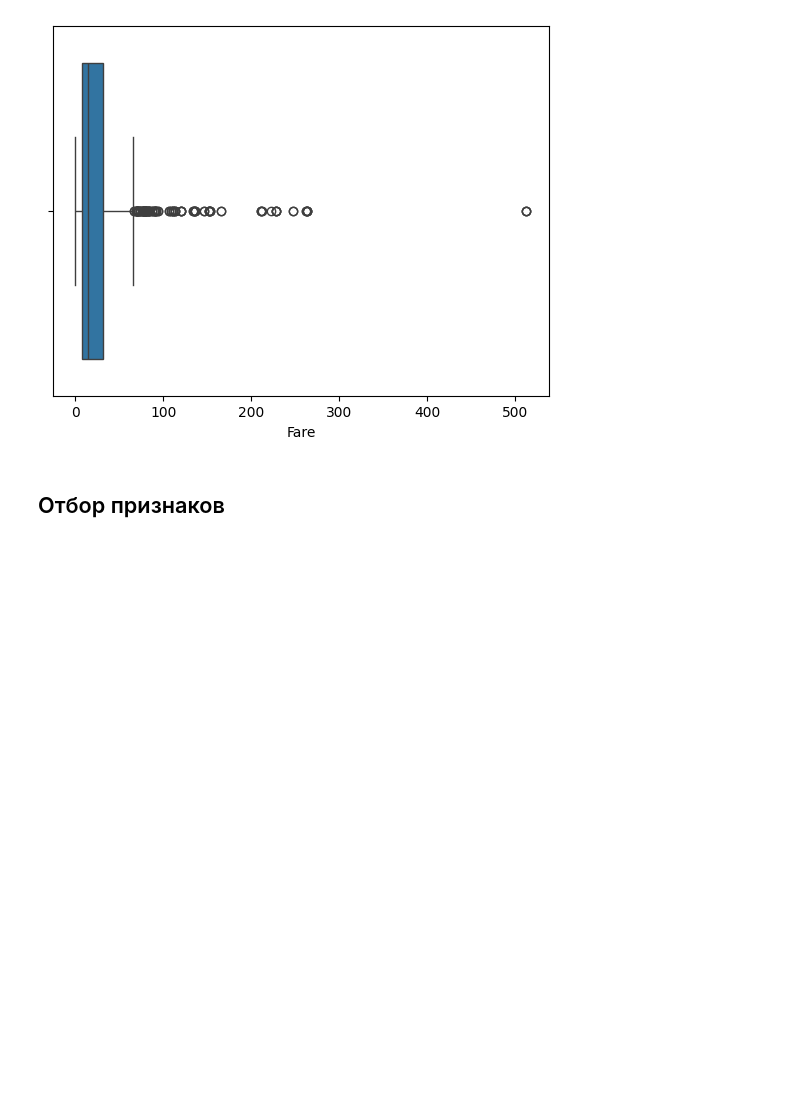
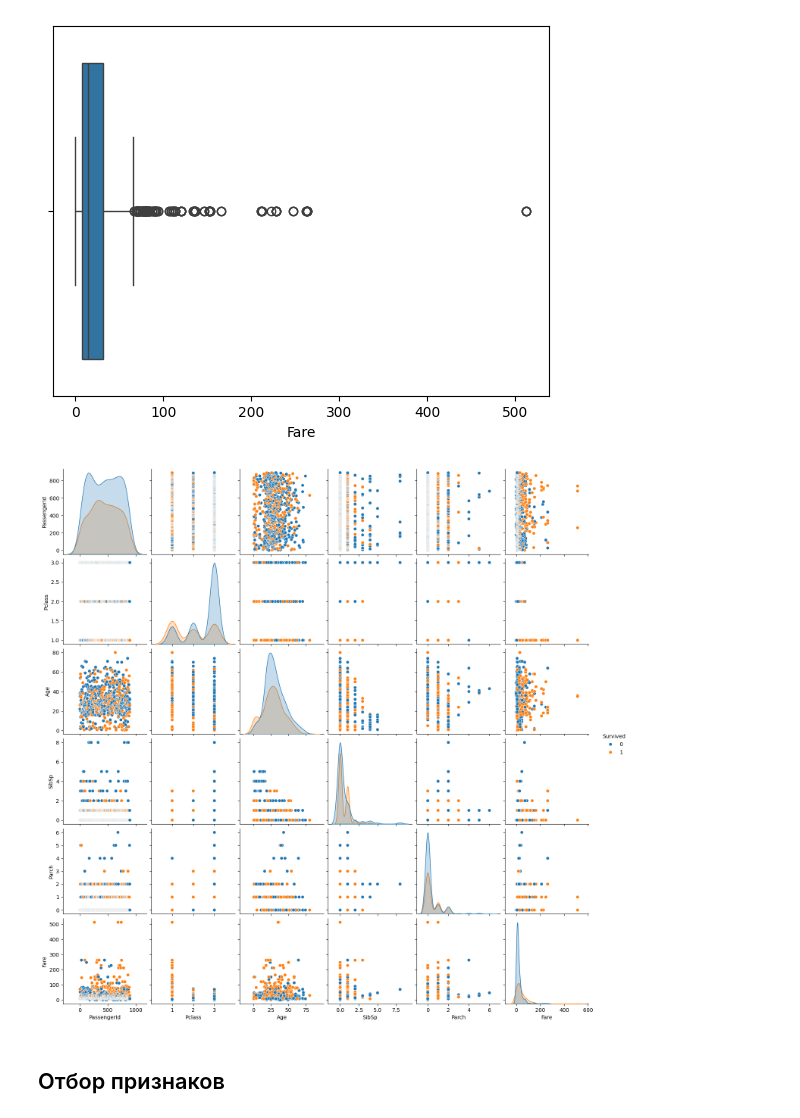
Before and after one commit to Davids001/Projects, a Jupyter notebook: Kaggle/project-1 Titanic /Titanic.ipynb, the cells around one changed output. Drawn from its saved outputs; the diff is of its cells as text; code cells hidden in the pictures; blank space fills up the shorter version.

```diff
--- a/Kaggle/project-1 Titanic /Titanic.ipynb
+++ b/Kaggle/project-1 Titanic /Titanic.ipynb
@@ -151,7 +152,9 @@ sns.boxplot(data['Fare'],orient='h');
 [figure]
 # %%
 # диаграммы рассеивания в зависимости от целевого признака
-#sns.pairplot(data,hue='Survived');
+sns.pairplot(data,hue='Survived');
+# %% [output]
+[figure, added]
 # %% [markdown]
 ## Отбор признаков
 # %%
```
Also changed, not shown: parts of 3 cells of this notebook, 7 other files.
